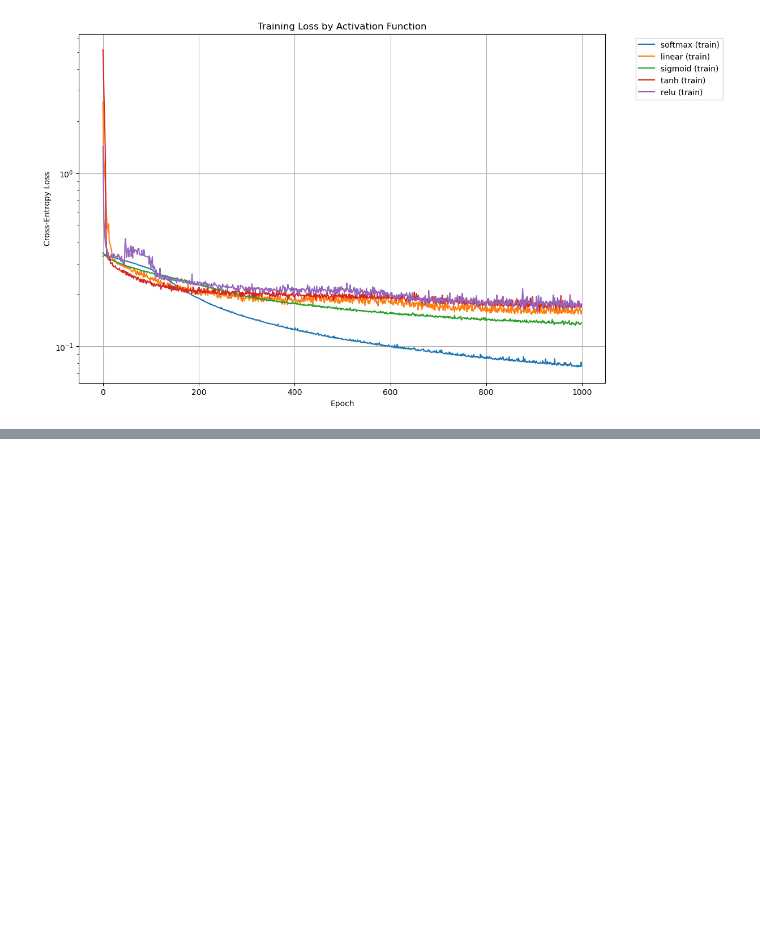
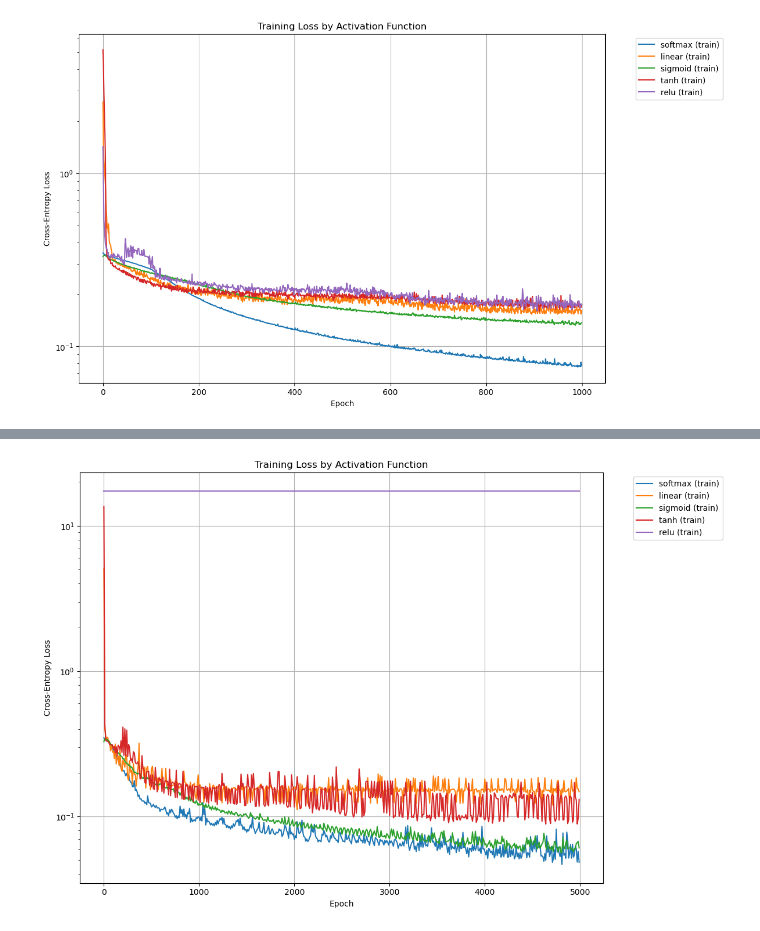
Before and after one commit to sienkozuzanna/miowad, a Jupyter notebook: NeuralNetworks/nn4.ipynb, the cells around one changed output, grey strips where cells are left out. Saved outputs shown, nothing was run; the diff lists cells and outputs as text; code cells hidden in the pictures; blank space fills up the shorter version.

```diff
--- a/NeuralNetworks/nn4.ipynb
+++ b/NeuralNetworks/nn4.ipynb
@@ -426,0 +469,4 @@ plot_training_curves(training_stats, activations)
+# %%
+plot_training_curves(stats, activations, plot_interval=10)
+# %% [output]
+[figure, added]
```
Also changed, not shown: parts of 3 cells of this notebook.
